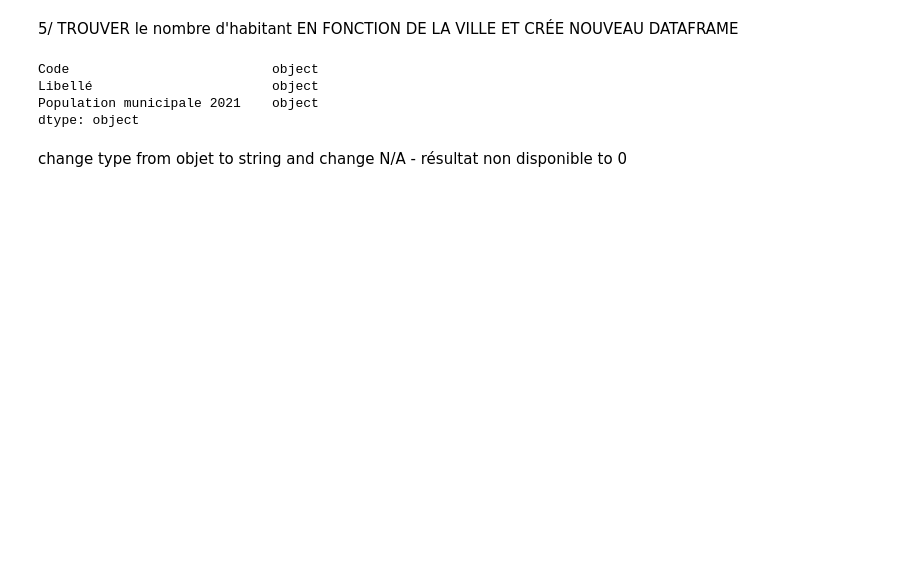
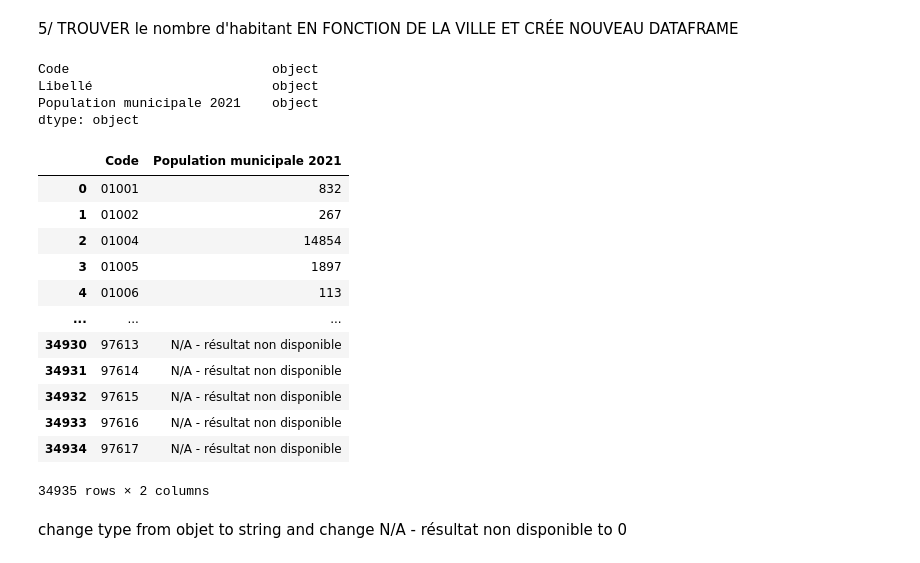
Before and after one commit to khady2708/projet-stage, a Jupyter notebook: ville.ipynb, the cells around one changed output. Drawn from its saved outputs; the diff is of its cells as text; code cells hidden in the pictures; blank space fills up the shorter version.

```diff
--- a/ville.ipynb
+++ b/ville.ipynb
@@ -208,5 +226,21 @@ Code                          object
 Libellé                       object
 Population municipale 2021    object
 dtype: object
+# %%
+population
+# %% [output]
+|  | Code | Population municipale 2021 |
+| 0 | 01001 | 832 |
+| 1 | 01002 | 267 |
+| 2 | 01004 | 14854 |
+| 3 | 01005 | 1897 |
+| 4 | 01006 | 113 |
+| ... | ... | ... |
+| 34930 | 97613 | N/A - résultat non disponible |
+| 34931 | 97614 | N/A - résultat non disponible |
+| 34932 | 97615 | N/A - résultat non disponible |
+| 34933 | 97616 | N/A - résultat non disponible |
+| 34934 | 97617 | N/A - résultat non disponible |
+34935 rows × 2 columns
 # %% [markdown]
 change type from objet to string and change N/A - résultat non disponible to 0
```
Also changed, not shown: parts of 21 cells of this notebook.
